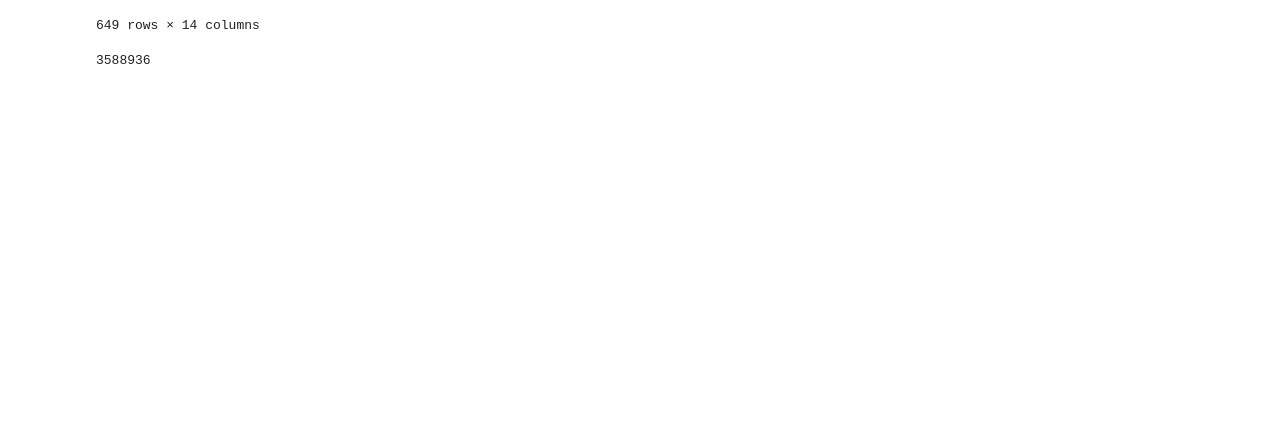
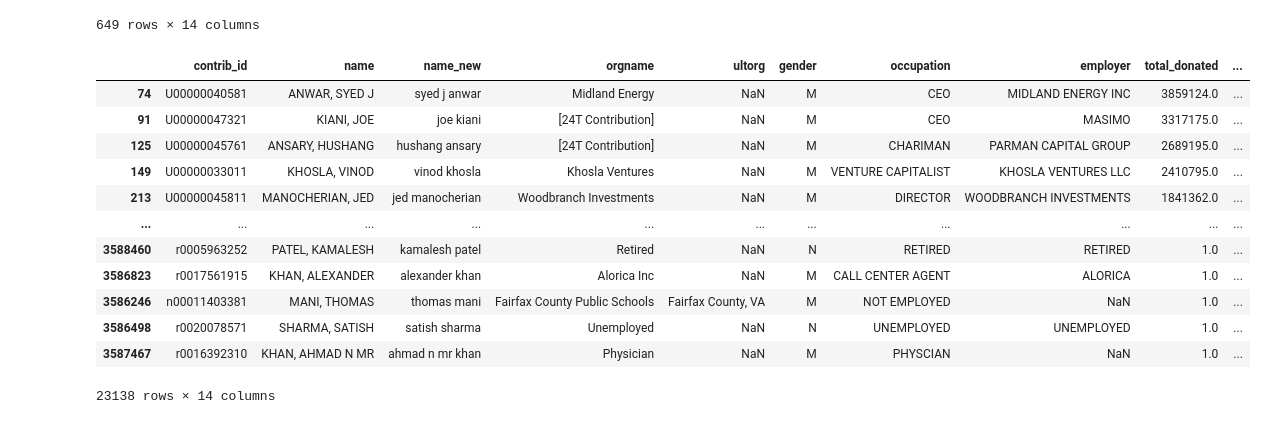
Before and after one commit to kkkarnav/indianamericancontributions, a Jupyter notebook: classif_lastname.ipynb, the cells around one changed output. Drawn from its saved outputs; the diff is of its cells as text; code cells hidden in the pictures; blank space fills up the shorter version.

```diff
--- a/classif_lastname.ipynb
+++ b/classif_lastname.ipynb
@@ -101,7 +101,7 @@ indian_lastnames = [x for x in indian_lastnames if x not in ["king", "mann", "ra
                                                              "ch", "sah", "come", "roy"]]
 # %%
 donors["ethnic"] = np.where(donors["lastname"].str.lower().isin(indian_lastnames), "ind", "not")
-donors.loc[:9999, "ethnic"] = sample["ethnic"]
+donors.sort_values(by="total_donated", ascending=False).loc[:9999, "ethnic"] = sample["ethnic"]
 donors.to_csv("./output/donors20_pred_lastname.csv", index=False)
 donors["ethnic"].value_counts()
 # %% [output]
@@ -154,7 +154,19 @@ donors[donors["lastname"] == "roy"]
 | 3585501 | m0001819896 | ROY, JAMES MR | james mr roy | Retired | NaN | M | RETIRED | RETIRED | 2.0 | ... |
 | 3588464 | r0022838515 | ROY, PAUL MR | paul mr roy | Retired | NaN | M | RETIRED | RETIRED | 1.0 | ... |
 649 rows × 14 columns
-# %%
-len(donors)
-# %% [output]
-3588936
+# %%
+donors[donors["ethnic"] == "ind"].sort_values(by="total_donated", ascending=False)
+# %% [output]
+|  | contrib_id | name | name_new | orgname | ultorg | gender | occupation | employer | total_donated | ... |
+| 74 | U00000040581 | ANWAR, SYED J | syed j anwar | Midland Energy | NaN | M | CEO | MIDLAND ENERGY INC | 3859124.0 | ... |
+| 91 | U00000047321 | KIANI, JOE | joe kiani | [24T Contribution] | NaN | M | CEO | MASIMO | 3317175.0 | ... |
+| 125 | U00000045761 | ANSARY, HUSHANG | hushang ansary | [24T Contribution] | NaN | M | CHARIMAN | PARMAN CAPITAL GROUP | 2689195.0 | ... |
+| 149 | U00000033011 | KHOSLA, VINOD | vinod khosla | Khosla Ventures | NaN | M | VENTURE CAPITALIST | KHOSLA VENTURES LLC | 2410795.0 | ... |
+| 213 | U00000045811 | MANOCHERIAN, JED | jed manocherian | Woodbranch Investments | NaN | M | DIRECTOR | WOODBRANCH INVESTMENTS | 1841362.0 | ... |
+| ... | ... | ... | ... | ... | ... | ... | ... | ... | ... | ... |
+| 3588460 | r0005963252 | PATEL, KAMALESH | kamalesh patel | Retired | NaN | N | RETIRED | RETIRED | 1.0 | ... |
+| 3586823 | r0017561915 | KHAN, ALEXANDER | alexander khan | Alorica Inc | NaN | M | CALL CENTER AGENT | ALORICA | 1.0 | ... |
+| 3586246 | n00011403381 | MANI, THOMAS | thomas mani | Fairfax County Public Schools | Fairfax County, VA | M | NOT EMPLOYED | NaN | 1.0 | ... |
+| 3586498 | r0020078571 | SHARMA, SATISH | satish sharma | Unemployed | NaN | N | UNEMPLOYED | UNEMPLOYED | 1.0 | ... |
+| 3587467 | r0016392310 | KHAN, AHMAD N MR | ahmad n mr khan | Physician | NaN | M | PHYSCIAN | NaN | 1.0 | ... |
+23138 rows × 14 columns
```
Also changed, not shown: parts of 2 cells of this notebook, 3 other files.
